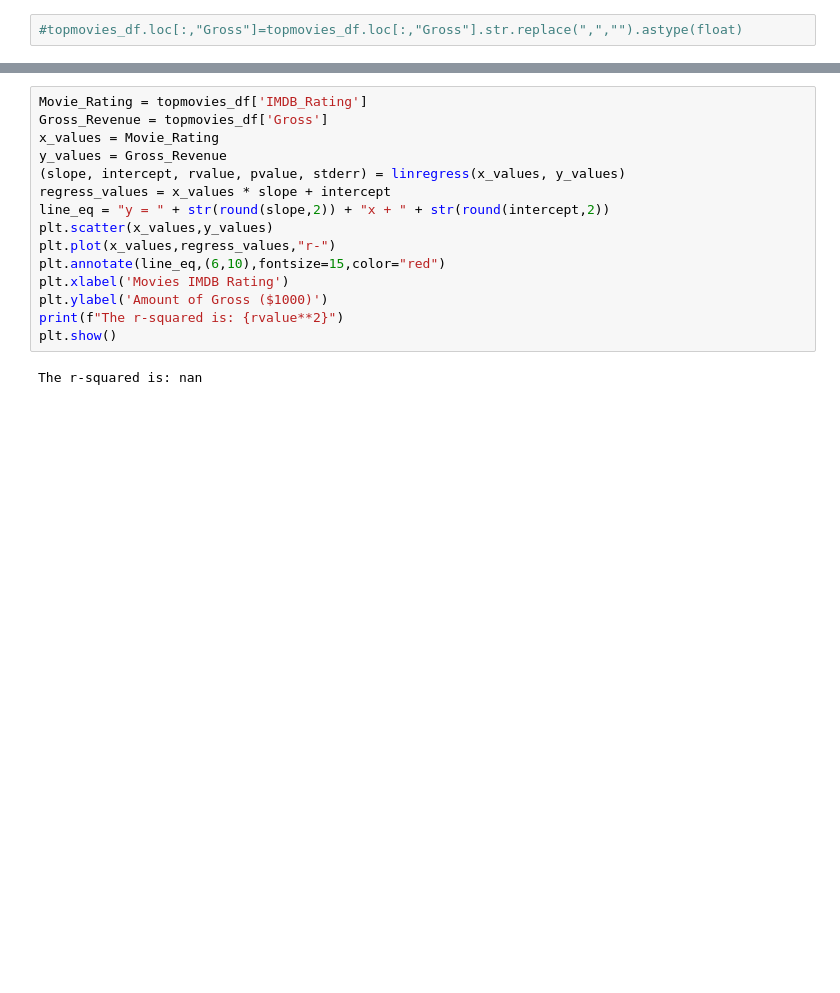
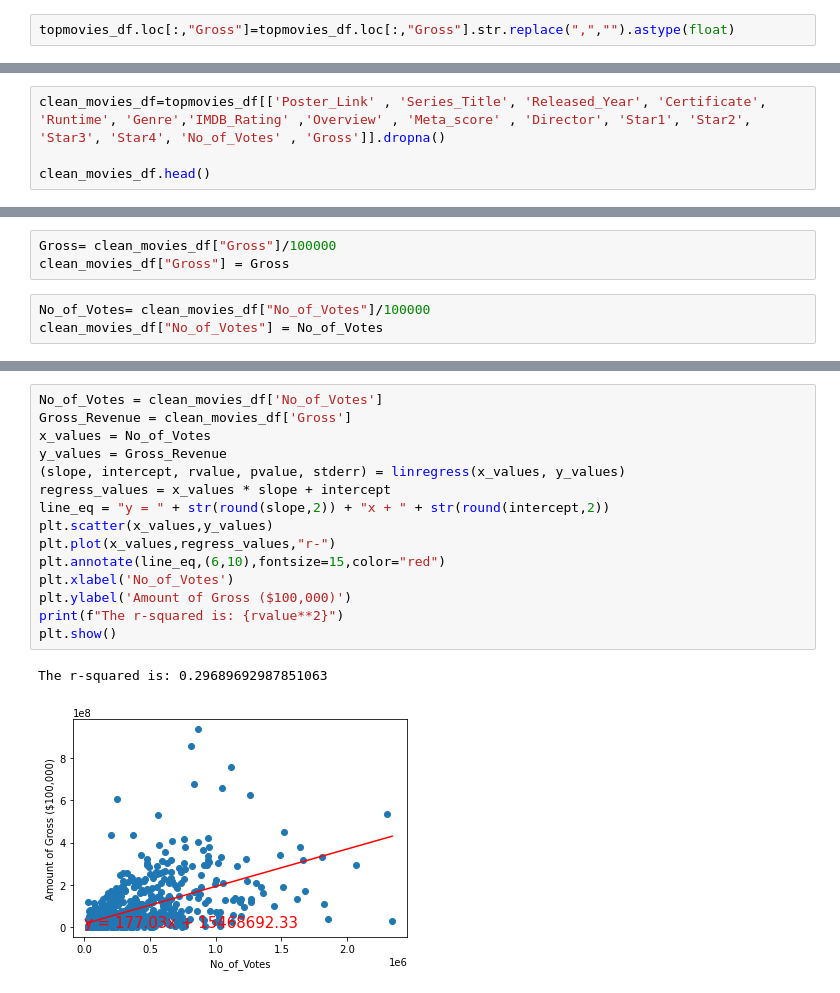
Before and after one commit to saaallyahmed/Mango5, a Jupyter notebook: SA-Top 1000 Movie Analysis.ipynb, the cells around one changed output, grey strips where cells are left out. Cells and saved outputs as stored; diff of their text form; blank space fills up the shorter version.

```diff
--- a/SA-Top 1000 Movie Analysis.ipynb
+++ b/SA-Top 1000 Movie Analysis.ipynb
@@ -46,2 +18,2 @@ dtype: object
 # %%
-#topmovies_df.loc[:,"Gross"]=topmovies_df.loc[:,"Gross"].str.replace(",","").astype(float)
+topmovies_df.loc[:,"Gross"]=topmovies_df.loc[:,"Gross"].str.replace(",","").astype(float)
@@ -67,0 +20,4 @@ ValueError: array must not contain infs or NaNs
+# %%
+clean_movies_df=topmovies_df[['Poster_Link' , 'Series_Title', 'Released_Year', 'Certificate', 'Runtime', 'Genre','IMDB_Rating' ,'Overview' , 'Meta_score' , 'Director', 'Star1', 'Star2', 'Star3', 'Star4', 'No_of_Votes' , 'Gross']].dropna()
+
+clean_movies_df.head()
@@ -67,0 +31,6 @@ ValueError: array must not contain infs or NaNs
+# %%
+Gross= clean_movies_df["Gross"]/100000
+clean_movies_df["Gross"] = Gross
+# %%
+No_of_Votes= clean_movies_df["No_of_Votes"]/100000
+clean_movies_df["No_of_Votes"] = No_of_Votes
@@ -68,17 +65,18 @@ ValueError: array must not contain infs or NaNs
 # %%
-Movie_Rating = topmovies_df['IMDB_Rating']
-Gross_Revenue = topmovies_df['Gross']
-x_values = Movie_Rating
+No_of_Votes = clean_movies_df['No_of_Votes']
+Gross_Revenue = clean_movies_df['Gross']
+x_values = No_of_Votes
 y_values = Gross_Revenue
 (slope, intercept, rvalue, pvalue, stderr) = linregress(x_values, y_values)
 regress_values = x_values * slope + intercept
 line_eq = "y = " + str(round(slope,2)) + "x + " + str(round(intercept,2))
 plt.scatter(x_values,y_values)
 plt.plot(x_values,regress_values,"r-")
 plt.annotate(line_eq,(6,10),fontsize=15,color="red")
-plt.xlabel('Movies IMDB Rating')
-plt.ylabel('Amount of Gross ($1000)')
+plt.xlabel('No_of_Votes')
+plt.ylabel('Amount of Gross ($100,000)')
 print(f"The r-squared is: {rvalue**2}")
 plt.show()
 # %% [output]
-The r-squared is: nan
+The r-squared is: 0.29689692987851063
+[figure, added]
```
Also changed, not shown: parts of 20 cells of this notebook.
